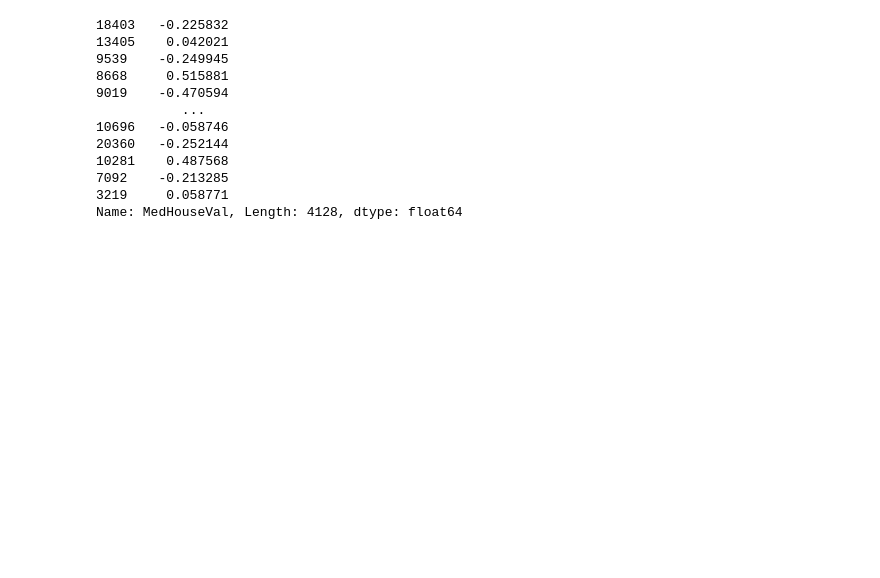
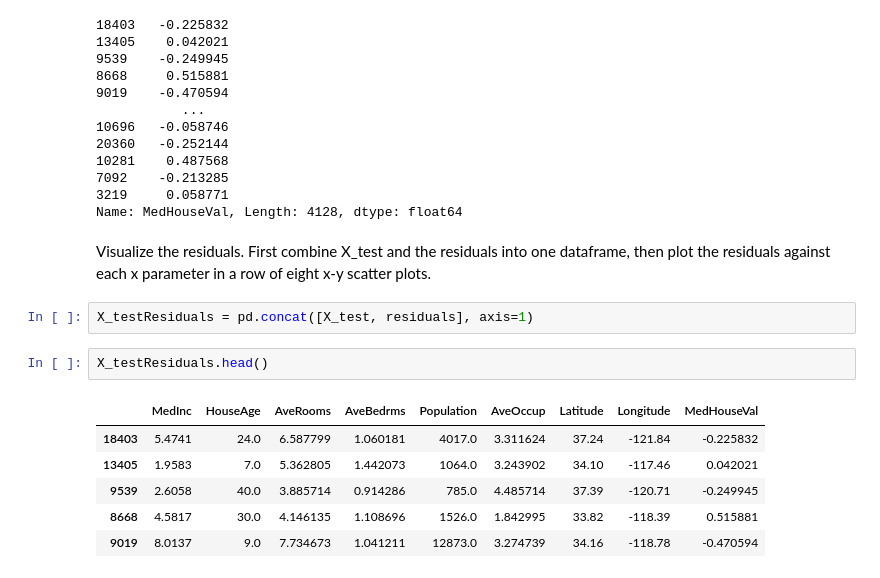
Before and after one commit to PacktPublishing/XGBoost-for-Regression-Predictive-Modeling-and-Time-Series-Analysis, a Jupyter notebook: ch4/housingvaluepredicter.ipynb, the cells around one changed output. Cells and saved outputs as stored; diff of their text form; blank space fills up the shorter version.

```diff
--- a/ch4/housingvaluepredicter.ipynb
+++ b/ch4/housingvaluepredicter.ipynb
@@ -200,6 +196,19 @@ print (residuals)
 7092    -0.213285
 3219     0.058771
 Name: MedHouseVal, Length: 4128, dtype: float64
+# %% [markdown]
+Visualize the residuals. First combine X_test and the residuals into one dataframe, then plot the residuals against each x parameter in a row of eight x-y scatter plots.
+# %%
+X_testResiduals = pd.concat([X_test, residuals], axis=1)
+# %%
+X_testResiduals.head()
+# %% [output]
+|  | MedInc | HouseAge | AveRooms | AveBedrms | Population | AveOccup | Latitude | Longitude | MedHouseVal |
+| 18403 | 5.4741 | 24.0 | 6.587799 | 1.060181 | 4017.0 | 3.311624 | 37.24 | -121.84 | -0.225832 |
+| 13405 | 1.9583 | 7.0 | 5.362805 | 1.442073 | 1064.0 | 3.243902 | 34.10 | -117.46 | 0.042021 |
+| 9539 | 2.6058 | 40.0 | 3.885714 | 0.914286 | 785.0 | 4.485714 | 37.39 | -120.71 | -0.249945 |
+| 8668 | 4.5817 | 30.0 | 4.146135 | 1.108696 | 1526.0 | 1.842995 | 33.82 | -118.39 | 0.515881 |
+| 9019 | 8.0137 | 9.0 | 7.734673 | 1.041211 | 12873.0 | 3.274739 | 34.16 | -118.78 | -0.470594 |
 # %%
 fig, axes = plt.subplots(nrows=1, ncols=8, figsize=(24,4))
 
```
Also changed, not shown: parts of 8 cells of this notebook.
